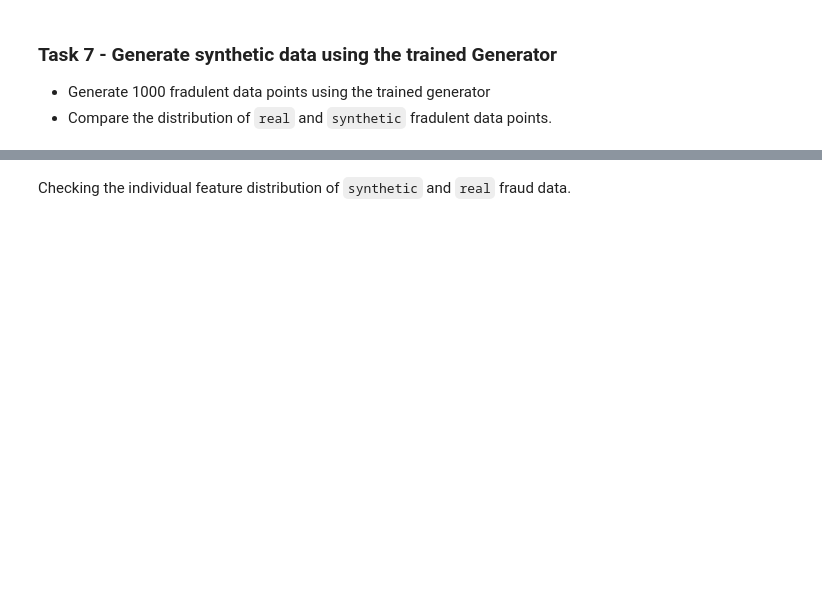
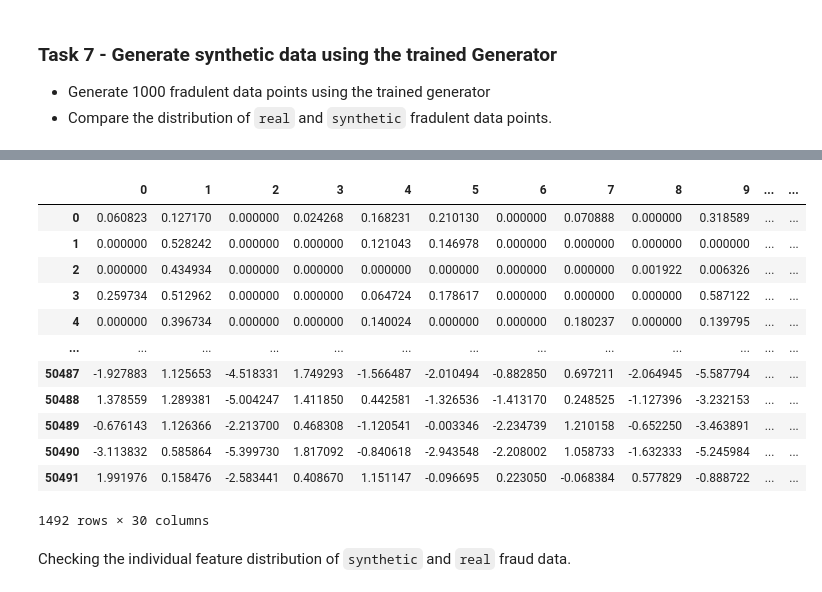
Before and after one commit to drnikhiljon/deeplearning, a Jupyter notebook: GAN_Notebook.ipynb, the cells around one changed output, grey strips where cells are left out. Drawn from its saved outputs; the diff is of its cells as text; code cells hidden in the pictures; blank space fills up the shorter version.

```diff
--- a/GAN_Notebook.ipynb
+++ b/GAN_Notebook.ipynb
@@ -336,3 +407,15 @@ Epoch 10/10
 
 *   Generate 1000 fradulent data points using the trained generator
 *   Compare the distribution of `real` and `synthetic` fradulent data points.
+# %%
+synthetic_data = generate_synthetic_data(generator, 1000)
+df = pd.DataFrame(synthetic_data)
+df['label'] = 'fake'
+
+df2 = data_fraud.drop("Class", axis = 1)
+df2['label'] = 'real'
+df2.columns = df.columns
+
+combined_df = pd.concat([df, df2])
+combined_df
+# %% [output]
@@ -339,3 +423,16 @@ Epoch 10/10
+|  | 0 | 1 | 2 | 3 | 4 | 5 | 6 | 7 | 8 | 9 | ... | ... |
+| 0 | 0.060823 | 0.127170 | 0.000000 | 0.024268 | 0.168231 | 0.210130 | 0.000000 | 0.070888 | 0.000000 | 0.318589 | ... | ... |
+| 1 | 0.000000 | 0.528242 | 0.000000 | 0.000000 | 0.121043 | 0.146978 | 0.000000 | 0.000000 | 0.000000 | 0.000000 | ... | ... |
+| 2 | 0.000000 | 0.434934 | 0.000000 | 0.000000 | 0.000000 | 0.000000 | 0.000000 | 0.000000 | 0.001922 | 0.006326 | ... | ... |
+| 3 | 0.259734 | 0.512962 | 0.000000 | 0.000000 | 0.064724 | 0.178617 | 0.000000 | 0.000000 | 0.000000 | 0.587122 | ... | ... |
+| 4 | 0.000000 | 0.396734 | 0.000000 | 0.000000 | 0.140024 | 0.000000 | 0.000000 | 0.180237 | 0.000000 | 0.139795 | ... | ... |
+| ... | ... | ... | ... | ... | ... | ... | ... | ... | ... | ... | ... | ... |
+| 50487 | -1.927883 | 1.125653 | -4.518331 | 1.749293 | -1.566487 | -2.010494 | -0.882850 | 0.697211 | -2.064945 | -5.587794 | ... | ... |
+| 50488 | 1.378559 | 1.289381 | -5.004247 | 1.411850 | 0.442581 | -1.326536 | -1.413170 | 0.248525 | -1.127396 | -3.232153 | ... | ... |
+| 50489 | -0.676143 | 1.126366 | -2.213700 | 0.468308 | -1.120541 | -0.003346 | -2.234739 | 1.210158 | -0.652250 | -3.463891 | ... | ... |
+| 50490 | -3.113832 | 0.585864 | -5.399730 | 1.817092 | -0.840618 | -2.943548 | -2.208002 | 1.058733 | -1.632333 | -5.245984 | ... | ... |
+| 50491 | 1.991976 | 0.158476 | -2.583441 | 0.408670 | 1.151147 | -0.096695 | 0.223050 | -0.068384 | 0.577829 | -0.888722 | ... | ... |
+1492 rows × 30 columns
 # %% [markdown]
 Checking the individual feature distribution of `synthetic` and `real` fraud data.
 # %%
```
Also changed, not shown: parts of 4 cells of this notebook.
